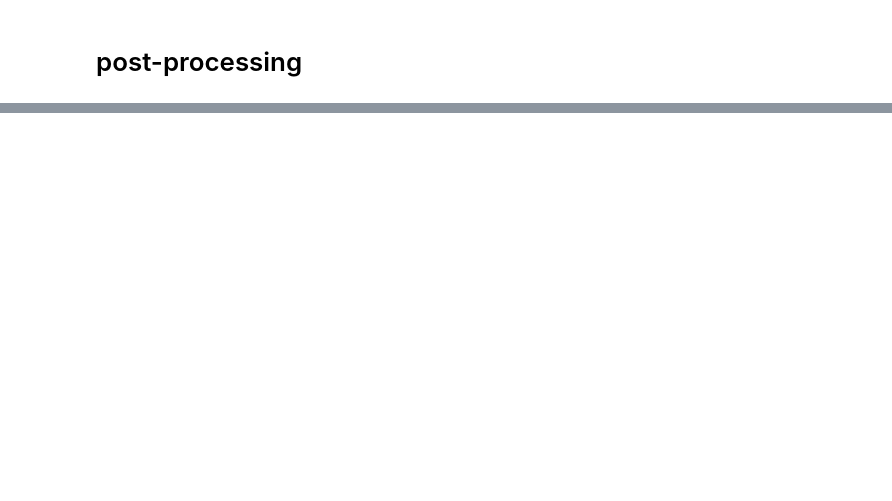
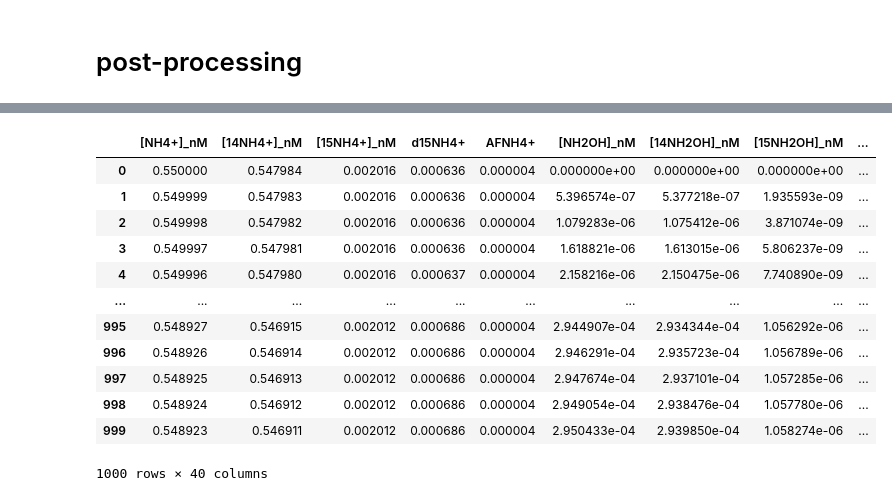
Before and after one commit to ckelly314/isotopomer-soup, a Jupyter notebook: 15N model.ipynb, the cells around one changed output, grey strips where cells are left out. Cells and saved outputs as stored; diff of their text form; code cells hidden in the pictures; blank space fills up the shorter version.

```diff
--- a/15N model.ipynb
+++ b/15N model.ipynb
@@ -477,2 +578,2 @@ def postprocess(tracers):
 # %%
-output = postprocess(tracers)
+output = sc.postprocess(bgc, isos, tracers, result.x, model="modelv3")
@@ -484,4 +590,20 @@ print(output['check_mass_conservation'].max())
 31875.363511943997
+# %%
+output/1000 # convert all units from nM or nM/day to uM or uM/day
+# %% [output]
+|  | [NH4+]_nM | [14NH4+]_nM | [15NH4+]_nM | d15NH4+ | AFNH4+ | [NH2OH]_nM | [14NH2OH]_nM | [15NH2OH]_nM | ... |
+| 0 | 0.550000 | 0.547984 | 0.002016 | 0.000636 | 0.000004 | 0.000000e+00 | 0.000000e+00 | 0.000000e+00 | ... |
+| 1 | 0.549999 | 0.547983 | 0.002016 | 0.000636 | 0.000004 | 5.396574e-07 | 5.377218e-07 | 1.935593e-09 | ... |
+| 2 | 0.549998 | 0.547982 | 0.002016 | 0.000636 | 0.000004 | 1.079283e-06 | 1.075412e-06 | 3.871074e-09 | ... |
+| 3 | 0.549997 | 0.547981 | 0.002016 | 0.000636 | 0.000004 | 1.618821e-06 | 1.613015e-06 | 5.806237e-09 | ... |
+| 4 | 0.549996 | 0.547980 | 0.002016 | 0.000637 | 0.000004 | 2.158216e-06 | 2.150475e-06 | 7.740890e-09 | ... |
+| ... | ... | ... | ... | ... | ... | ... | ... | ... | ... |
+| 995 | 0.548927 | 0.546915 | 0.002012 | 0.000686 | 0.000004 | 2.944907e-04 | 2.934344e-04 | 1.056292e-06 | ... |
+| 996 | 0.548926 | 0.546914 | 0.002012 | 0.000686 | 0.000004 | 2.946291e-04 | 2.935723e-04 | 1.056789e-06 | ... |
+| 997 | 0.548925 | 0.546913 | 0.002012 | 0.000686 | 0.000004 | 2.947674e-04 | 2.937101e-04 | 1.057285e-06 | ... |
+| 998 | 0.548924 | 0.546912 | 0.002012 | 0.000686 | 0.000004 | 2.949054e-04 | 2.938476e-04 | 1.057780e-06 | ... |
+| 999 | 0.548923 | 0.546911 | 0.002012 | 0.000686 | 0.000004 | 2.950433e-04 | 2.939850e-04 | 1.058274e-06 | ... |
+1000 rows × 40 columns
 # %%
 fig, ax = plt.subplots(1,1, figsize = (3,2))
 
```
Also changed, not shown: parts of 23 cells of this notebook, 7 other files.
